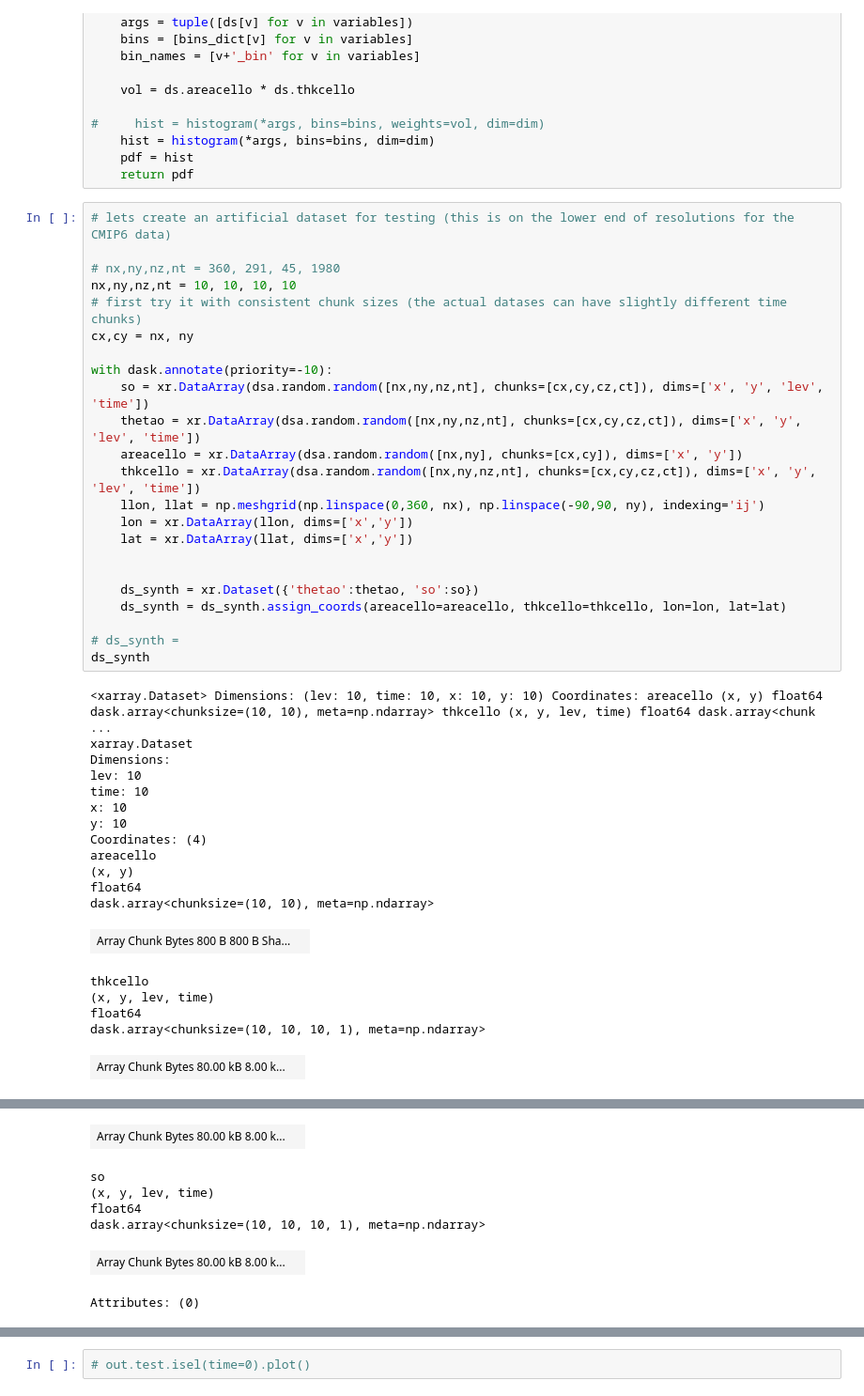
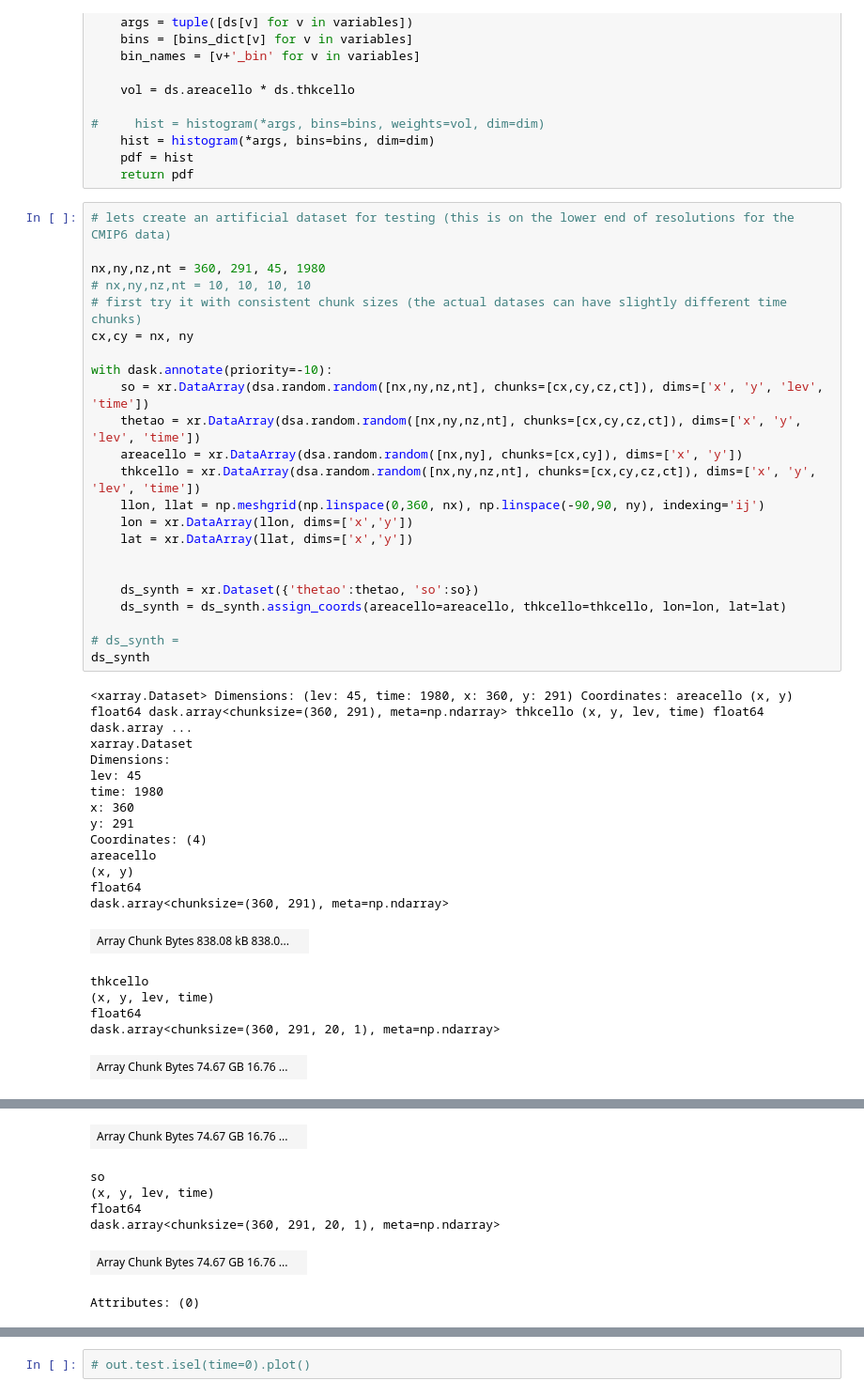
Before and after one commit to ocean-transport/coiled_collaboration, a Jupyter notebook: notebooks/jbusecke_2d_xhistogram/jbusecke_2d_xhistogram.ipynb, the cells around one changed output, grey strips where cells are left out. Shown: that part at 94% size. Saved outputs shown, nothing was run; the diff lists cells and outputs as text.

```diff
--- a/notebooks/jbusecke_2d_xhistogram/jbusecke_2d_xhistogram.ipynb
+++ b/notebooks/jbusecke_2d_xhistogram/jbusecke_2d_xhistogram.ipynb
@@ -92,45 +93,45 @@ def pdf_wrapper(ds, bins_dict={'thetao':np.linspace(-1, 1, n_bins), 'so':np.lins
 # %%
 # lets create an artificial dataset for testing (this is on the lower end of resolutions for the CMIP6 data)
 
-# nx,ny,nz,nt = 360, 291, 45, 1980
-nx,ny,nz,nt = 10, 10, 10, 10
+nx,ny,nz,nt = 360, 291, 45, 1980
+# nx,ny,nz,nt = 10, 10, 10, 10
 # first try it with consistent chunk sizes (the actual datases can have slightly different time chunks)
 cx,cy = nx, ny
 
 with dask.annotate(priority=-10):
     so = xr.DataArray(dsa.random.random([nx,ny,nz,nt], chunks=[cx,cy,cz,ct]), dims=['x', 'y', 'lev', 'time'])
     thetao = xr.DataArray(dsa.random.random([nx,ny,nz,nt], chunks=[cx,cy,cz,ct]), dims=['x', 'y', 'lev', 'time'])
     areacello = xr.DataArray(dsa.random.random([nx,ny], chunks=[cx,cy]), dims=['x', 'y'])
     thkcello = xr.DataArray(dsa.random.random([nx,ny,nz,nt], chunks=[cx,cy,cz,ct]), dims=['x', 'y', 'lev', 'time'])
     llon, llat = np.meshgrid(np.linspace(0,360, nx), np.linspace(-90,90, ny), indexing='ij')
     lon = xr.DataArray(llon, dims=['x','y'])
     lat = xr.DataArray(llat, dims=['x','y'])
 
 
     ds_synth = xr.Dataset({'thetao':thetao, 'so':so})
     ds_synth = ds_synth.assign_coords(areacello=areacello, thkcello=thkcello, lon=lon, lat=lat)
 
 # ds_synth =
 ds_synth
 # %% [output]
-<xarray.Dataset> Dimensions: (lev: 10, time: 10, x: 10, y: 10) Coordinates: areacello (x, y) float64 dask.array<chunksize=(10, 10), meta=np.ndarray> thkcello (x, y, lev, time) float64 dask.array<chunk ...
+<xarray.Dataset> Dimensions: (lev: 45, time: 1980, x: 360, y: 291) Coordinates: areacello (x, y) float64 dask.array<chunksize=(360, 291), meta=np.ndarray> thkcello (x, y, lev, time) float64 dask.array ...
 xarray.Dataset
 Dimensions:
-lev: 10
-time: 10
-x: 10
-y: 10
+lev: 45
+time: 1980
+x: 360
+y: 291
 Coordinates: (4)
 areacello
 (x, y)
 float64
-dask.array<chunksize=(10, 10), meta=np.ndarray>
+dask.array<chunksize=(360, 291), meta=np.ndarray>
-| Array Chunk Bytes 800 B 800 B Sha... |  |
+| Array Chunk Bytes 838.08 kB 838.0... |  |
 thkcello
 (x, y, lev, time)
 float64
-dask.array<chunksize=(10, 10, 10, 1), meta=np.ndarray>
+dask.array<chunksize=(360, 291, 20, 1), meta=np.ndarray>
-| Array Chunk Bytes 80.00 kB 8.00 k... |  |
+| Array Chunk Bytes 74.67 GB 16.76 ... |  |
 lon
 (x, y)
 float64
@@ -149,9 +150,9 @@ dask.array<chunksize=(10, 10, 10, 1), meta=np.ndarray>
-| Array Chunk Bytes 80.00 kB 8.00 k... |  |
+| Array Chunk Bytes 74.67 GB 16.76 ... |  |
 so
 (x, y, lev, time)
 float64
-dask.array<chunksize=(10, 10, 10, 1), meta=np.ndarray>
+dask.array<chunksize=(360, 291, 20, 1), meta=np.ndarray>
-| Array Chunk Bytes 80.00 kB 8.00 k... |  |
+| Array Chunk Bytes 74.67 GB 16.76 ... |  |
 Attributes: (0)
 # %%
 with dask.annotate(priority=-5):
```
Also changed, not shown: parts of 7 cells of this notebook, 1 other file.
